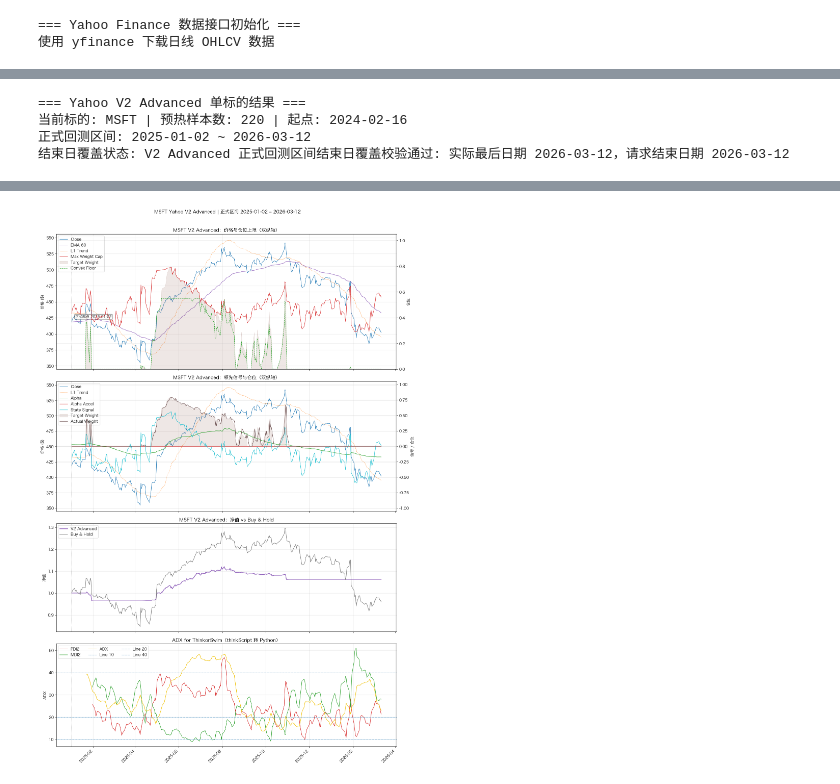
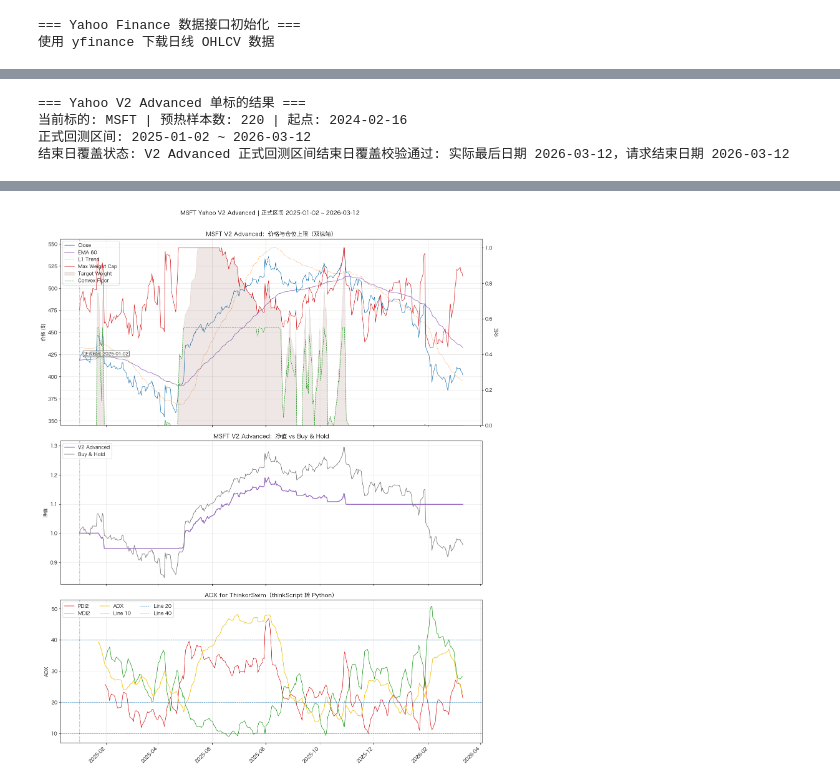
Before and after one commit to Mars-Yuan/Convex_OPT, a Jupyter notebook: Yahoo凸优单标的策略版_V2.ipynb, the cells around one changed output, grey strips where cells are left out. Saved outputs shown, nothing was run; the diff lists cells and outputs as text; code cells hidden in the pictures.

```diff
--- a/Yahoo凸优单标的策略版_V2.ipynb
+++ b/Yahoo凸优单标的策略版_V2.ipynb
@@ -201,9 +201,11 @@ V2_ACCEL_WEIGHT = 0.35
 V2_ADVANCED_UPTREND_MIN_WEIGHT = 0.55
 V2_ADVANCED_RANGE_MAX_WEIGHT = 0.35
 V2_ADVANCED_ALPHA_DEADZONE = 0.04
-V2_ADVANCED_ALPHA_SCALE = 5.00
+V2_ADVANCED_ALPHA_SCALE = 10.00
 V2_ADVANCED_DEFAULT_RISK_MULTIPLIER = 0.65
 V2_ADVANCED_DEFAULT_BEAR_PENALTY_MULTIPLIER = 1.00
+V2_ADVANCED_TARGET_WEIGHT_MULTIPLIER = 1.00
+V2_ADVANCED_MAX_WEIGHT_CAP_MULTIPLIER = 1.50
 V2_STATE_FIT_PENALTY = 0.08
 V2_STATE_GAP_SCALE = 0.08
 
@@ -332,6 +334,7 @@ def compute_convex_diagnostics(window_close, lam=20.0, signal_span=5):
 
 def solve_single_asset_weight_v2(alpha, alpha_accel, trend_gap, sigma, previous_weight, bull_score, range_score, bear_score, profile='advanced'):
     sigma = max(float(sigma), 1e-4)
+    target_weight_multiplier = 1.0
 
     raw_composite_alpha = alpha + V2_ACCEL_WEIGHT * alpha_accel + 0.55 * (bull_score - bear_score) - 0.25 * max(-trend_gap, 0.0)
     composite_alpha = V2_ADVANCED_ALPHA_SCALE * raw_composite_alpha
@@ -345,11 +348,13 @@ def solve_single_asset_weight_v2(alpha, alpha_accel, trend_gap, sigma, previous_
         0.0,
         1.0,
     )
-    max_weight_cap = float(np.clip(
+    base_max_weight_cap = float(np.clip(
         MAX_WEIGHT - (MAX_WEIGHT - V2_ADVANCED_RANGE_MAX_WEIGHT) * range_score - 0.75 * bear_score,
         0.05,
         MAX_WEIGHT,
     ))
+    max_weight_cap = float(np.clip(base_max_weight_cap * V2_ADVANCED_MAX_WEIGHT_CAP_MULTIPLIER, 0.05, MAX_WEIGHT))
+    target_weight_multiplier = V2_ADVANCED_TARGET_WEIGHT_MULTIPLIER
 
     target_weight = cp.Variable()
     floor_weight = cp.Variable()
@@ -381,6 +386,9 @@ def solve_single_asset_weight_v2(alpha, alpha_accel, trend_gap, sigma, previous_
     else:
         resolved_weight = float(np.clip(target_weight.value, 0.0, max_weight_cap))
         resolved_floor = float(np.clip(floor_weight.value, 0.0, min(floor_cap, resolved_weight)))
+
+    resolved_weight = float(np.clip(resolved_weight * target_weight_multiplier, 0.0, max_weight_cap))
+    resolved_floor = float(np.clip(resolved_floor * target_weight_multiplier, 0.0, min(floor_cap, resolved_weight)))
 
     return {
         'target_weight': resolved_weight,
@@ -520,7 +528,7 @@ print('单标的 V2 Advanced 新优化核心函数已加载')
 print(f'TREND_WINDOW={TREND_WINDOW}, TREND_LAMBDA={TREND_LAMBDA}, VOL_WINDOW={VOL_WINDOW}')
 print(f'RISK_AVERSION={RISK_AVERSION}, TURNOVER_PENALTY={TURNOVER_PENALTY}, MAX_WEIGHT={MAX_WEIGHT}')
 print(f'INITIAL_CASH={INITIAL_CASH:,.0f}, COMMISSION_RATE={COMMISSION_RATE:.4%}, SLIPPAGE_PCT={SLIPPAGE_PCT:.4%}')
-print(f'进阶版默认参数: risk_multiplier={V2_ADVANCED_DEFAULT_RISK_MULTIPLIER:.2f} | alpha_scale={V2_ADVANCED_ALPHA_SCALE:.2f} | bear_penalty_multiplier={V2_ADVANCED_DEFAULT_BEAR_PENALTY_MULTIPLIER:.2f}')
+print(f'进阶版默认参数: risk_multiplier={V2_ADVANCED_DEFAULT_RISK_MULTIPLIER:.2f} | alpha_scale={V2_ADVANCED_ALPHA_SCALE:.2f} | bear_penalty_multiplier={V2_ADVANCED_DEFAULT_BEAR_PENALTY_MULTIPLIER:.2f} | target_weight_multiplier={V2_ADVANCED_TARGET_WEIGHT_MULTIPLIER:.2f}x | max_weight_cap_multiplier={V2_ADVANCED_MAX_WEIGHT_CAP_MULTIPLIER:.2f}x')
 print(f'进阶版凸优化仓位底线上限: {V2_ADVANCED_UPTREND_MIN_WEIGHT:.0%} | 震荡压缩上限参考: {V2_ADVANCED_RANGE_MAX_WEIGHT:.0%}')
 print('已加入 thinkScript ADX 转 Python 计算函数')
 # %% [output]
@@ -572,6 +580,12 @@ if 'YahooPandasData' not in globals():
             ('volume', 'volume'),
             ('openinterest', None),
         )
+
+def align_post_trade_actual_weight(result_df):
+    cap_series = result_df['max_weight_cap'].fillna(MAX_WEIGHT).astype(float)
+    fallback_weight = np.minimum(result_df['target_weight'].astype(float), cap_series)
+    aligned_weight = result_df['actual_weight'].shift(-1).fillna(fallback_weight)
+    return aligned_weight.clip(lower=0.0, upper=cap_series)
 
 def run_single_asset_v2(symbol, profile='advanced'):
     required_warmup_bars = max(TREND_WINDOW, VOL_WINDOW + 1, SIGNAL_SPAN * 2 + 2)
@@ -681,6 +695,8 @@ def run_single_asset_v2(symbol, profile='advanced'):
     local_cerebro.broker.setcash(INITIAL_CASH)
     local_cerebro.broker.setcommission(commission=COMMISSION_RATE)
     local_cerebro.broker.set_slippage_perc(SLIPPAGE_PCT)
+    if profile == 'advanced':
+        local_cerebro.broker.set_coc(True)
     local_cerebro.adddata(YahooPandasData(dataname=local_bt_df), name=symbol)
     local_cerebro.addstrategy(SingleAssetV2Strategy)
     local_results = local_cerebro.run()
@@ -704,6 +720,8 @@ def run_single_asset_v2(symbol, profile='advanced'):
     )
     local_df['equity_curve'] = perf_df['equity_curve']
     local_df['buy_hold_curve'] = perf_df['benchmark_curve']
+    local_df['raw_actual_weight'] = local_df['actual_weight'].astype(float)
+    local_df['actual_weight'] = align_post_trade_actual_weight(local_df)
     return {
         'history': local_history,
         'fetch_start': local_fetch_start,
@@ -732,7 +750,7 @@ print(f'结束日覆盖状态: {advanced_result["coverage_msg"]}')
 display(advanced_result['comparison'].style.format('{:.2%}', subset=['总收益', '年化收益', '年化波动', '最大回撤']).format('{:.2f}', subset=['Sharpe']))
 display(advanced_df[['close', 'ema60', 'trend', 'alpha', 'alpha_accel', 'bull_score', 'range_score', 'bear_score', 'state_signal', 'raw_composite_alpha', 'composite_alpha', 'max_weight_cap', 'floor_weight', 'target_weight', 'actual_weight', 'ADX', 'PDI2', 'MDI2', 'equity_curve', 'buy_hold_curve']].tail(12))
 
-fig, axes = plt.subplots(4, 1, figsize=(15, 22), sharex=True, gridspec_kw={'height_ratios': [1.25, 1.2, 1.0, 0.95]})
+fig, axes = plt.subplots(3, 1, figsize=(15, 18), sharex=True, gridspec_kw={'height_ratios': [1.3, 1.0, 1.0]})
 
 axes[0].plot(advanced_df.index, advanced_df['close'], label='Close', color='#1f77b4', linewidth=1.0)
 axes[0].plot(advanced_df.index, advanced_df['ema60'], label='EMA 60', color='#9467bd', linewidth=1.1)
@@ -749,44 +767,28 @@ lines0, labels0 = axes[0].get_legend_handles_labels()
 lines0b, labels0b = price_ax2.get_legend_handles_labels()
 axes[0].legend(lines0 + lines0b, labels0 + labels0b, loc='upper left')
 
-axes[1].plot(advanced_df.index, advanced_df['close'], label='Close', color='#1f77b4', linewidth=1.0)
-axes[1].plot(advanced_df.index, advanced_df['trend'], label='L1 Trend', color='#ff7f0e', linewidth=0.6, linestyle='--')
-axes[1].set_title(f'{SYMBOL} V2 Advanced：领先信号与仓位（双纵轴）')
-axes[1].set_ylabel('价格 ($)')
-signal_ax2 = axes[1].twinx()
-signal_ax2.plot(advanced_df.index, advanced_df['alpha'], label='Alpha', color='#2ca02c', linewidth=1.1)
-signal_ax2.plot(advanced_df.index, advanced_df['alpha_accel'], label='Alpha Accel', color='#d62728', linewidth=1.0)
-signal_ax2.plot(advanced_df.index, advanced_df['state_signal'], label='State Signal', color='#17becf', linewidth=1.0)
-signal_ax2.fill_between(advanced_df.index, 0, advanced_df['target_weight'], color='#8c564b', alpha=0.14, label='Target Weight')
-signal_ax2.plot(advanced_df.index, advanced_df['actual_weight'], color='#6b4f4f', linewidth=1.0, label='Actual Weight')
-signal_ax2.set_ylabel('信号 / 仓位')
-signal_ax2.set_ylim(-1.05, 1.05)
-lines1, labels1 = axes[1].get_legend_handles_labels()
-lines2, labels2 = signal_ax2.get_legend_handles_labels()
-axes[1].legend(lines1 + lines2, labels1 + labels2, loc='upper left')
+axes[1].plot(advanced_df.index, advanced_df['equity_curve'], label='V2 Advanced', color='#9467bd', linewidth=1.8)
+axes[1].plot(advanced_df.index, advanced_df['buy_hold_curve'], label='Buy & Hold', color='#7f7f7f', linewidth=1.2)
+axes[1].set_title(f'{SYMBOL} V2 Advanced：净值 vs Buy & Hold')
+axes[1].set_ylabel('净值')
+axes[1].legend(loc='upper left')
 
-axes[2].plot(advanced_df.index, advanced_df['equity_curve'], label='V2 Advanced', color='#9467bd', linewidth=1.8)
-axes[2].plot(advanced_df.index, advanced_df['buy_hold_curve'], label='Buy & Hold', color='#7f7f7f', linewidth=1.2)
-axes[2].set_title(f'{SYMBOL} V2 Advanced：净值 vs Buy & Hold')
-axes[2].set_ylabel('净值')
-axes[2].legend(loc='upper left')
-
-axes[3].plot(advanced_df.index, advanced_df['PDI2'], label='PDI2', color='#d62728', linewidth=1.1)
-axes[3].plot(advanced_df.index, advanced_df['MDI2'], label='MDI2', color='#2ca02c', linewidth=1.1)
-axes[3].plot(advanced_df.index, advanced_df['ADX'], label='ADX', color='#f1c40f', linewidth=1.2)
-axes[3].axhline(10, color='#1f77b4', linestyle='--', linewidth=0.8, label='Line 10')
-axes[3].axhline(20, color='#1f77b4', linestyle='--', linewidth=0.8, label='Line 20')
-axes[3].axhline(40, color='#1f77b4', linestyle='--', linewidth=0.8, label='Line 40')
+axes[2].plot(advanced_df.index, advanced_df['PDI2'], label='PDI2', color='#d62728', linewidth=1.1)
+axes[2].plot(advanced_df.index, advanced_df['MDI2'], label='MDI2', color='#2ca02c', linewidth=1.1)
+axes[2].plot(advanced_df.index, advanced_df['ADX'], label='ADX', color='#f1c40f', linewidth=1.2)
+axes[2].axhline(10, color='#1f77b4', linestyle='--', linewidth=0.8, label='Line 10')
+axes[2].axhline(20, color='#1f77b4', linestyle='--', linewidth=0.8, label='Line 20')
+axes[2].axhline(40, color='#1f77b4', linestyle='--', linewidth=0.8, label='Line 40')
 buy_points = advanced_df['BuySignal'].dropna()
 if not buy_points.empty:
-    axes[3].scatter(buy_points.index, buy_points.values, marker='^', color='#17becf', s=46, label='Buy Signal', zorder=4)
-axes[3].set_title('ADX for ThinkorSwim（thinkScript 转 Python）')
-axes[3].set_ylabel('ADX')
-axes[3].legend(loc='upper left', ncol=3)
+    axes[2].scatter(buy_points.index, buy_points.values, marker='^', color='#17becf', s=46, label='Buy Signal', zorder=4)
+axes[2].set_title('ADX for ThinkorSwim（thinkScript 转 Python）')
+axes[2].set_ylabel('ADX')
+axes[2].legend(loc='upper left', ncol=3)
 
-axes[3].xaxis.set_major_formatter(mdates.DateFormatter('%Y-%m'))
-axes[3].xaxis.set_major_locator(mdates.MonthLocator(interval=2))
-plt.setp(axes[3].xaxis.get_majorticklabels(), rotation=45, ha='right')
+axes[2].xaxis.set_major_formatter(mdates.DateFormatter('%Y-%m'))
+axes[2].xaxis.set_major_locator(mdates.MonthLocator(interval=2))
+plt.setp(axes[2].xaxis.get_majorticklabels(), rotation=45, ha='right')
 
 for ax_obj in axes:
     ax_obj.axvline(advanced_result['formal_start'], color='#111111', linestyle=':', linewidth=1.0, alpha=0.75)
@@ -818,16 +820,16 @@ plt.show()
 | Buy & Hold | -3.99% | -3.39% | 26.30% | -0.13 | -29.07% |
 |  | close | ema60 | trend | alpha | alpha_accel | bull_score | range_score | bear_score | state_signal | ... |
 | datetime |  |  |  |  |  |  |  |  |  | ... |
 | 2026-02-25 | 400.600006 | 445.484961 | 409.868201 | -0.164754 | -1.962649e-13 | 0.200390 | 0.348222 | 0.451388 | -0.250998 | ... |
 | 2026-02-26 | 401.720001 | 444.050045 | 408.229483 | -0.165885 | -2.059978e-13 | 0.229852 | 0.332054 | 0.438094 | -0.208242 | ... |
 | 2026-02-27 | 392.739990 | 442.367748 | 406.092962 | -0.167152 | -2.047015e-13 | 0.154230 | 0.372309 | 0.473461 | -0.319231 | ... |
 | 2026-03-02 | 398.549988 | 440.931100 | 404.347108 | -0.167596 | -2.220669e-13 | 0.236690 | 0.327869 | 0.435441 | -0.198750 | ... |
 | 2026-03-03 | 403.929993 | 439.717949 | 402.918127 | -0.167837 | -1.937833e-13 | 0.311638 | 0.287527 | 0.400835 | -0.089197 | ... |
 | 2026-03-04 | 405.200012 | 438.586213 | 401.504962 | -0.169496 | -1.854091e-13 | 0.341111 | 0.271195 | 0.387694 | -0.046583 | ... |
 | 2026-03-05 | 410.679993 | 437.671255 | 400.243286 | -0.169755 | -1.661354e-13 | 0.416165 | 0.230791 | 0.353045 | 0.063120 | ... |
 | 2026-03-06 | 408.959991 | 436.729902 | 398.968331 | -0.171974 | -1.859949e-13 | 0.411153 | 0.232821 | 0.356026 | 0.055126 | ... |
 | 2026-03-09 | 409.410004 | 435.834168 | 397.972695 | -0.171927 | -1.582270e-13 | 0.427609 | 0.223993 | 0.348398 | 0.079211 | ... |
 | 2026-03-10 | 405.760010 | 434.848130 | 396.935370 | -0.171711 | -1.396676e-13 | 0.398686 | 0.239598 | 0.361716 | 0.036971 | ... |
 | 2026-03-11 | 404.880005 | 433.865568 | 395.989194 | -0.171499 | -1.773952e-13 | 0.399707 | 0.239113 | 0.361180 | 0.038526 | ... |
 | 2026-03-12 | 401.859985 | 432.816205 | 394.832577 | -0.172386 | -1.594258e-13 | 0.378826 | 0.250068 | 0.371106 | 0.007719 | ... |
-[figure, old version]
+[figure, new version]
```
Also changed, not shown: parts of 2 cells of this notebook, 2 other files.
